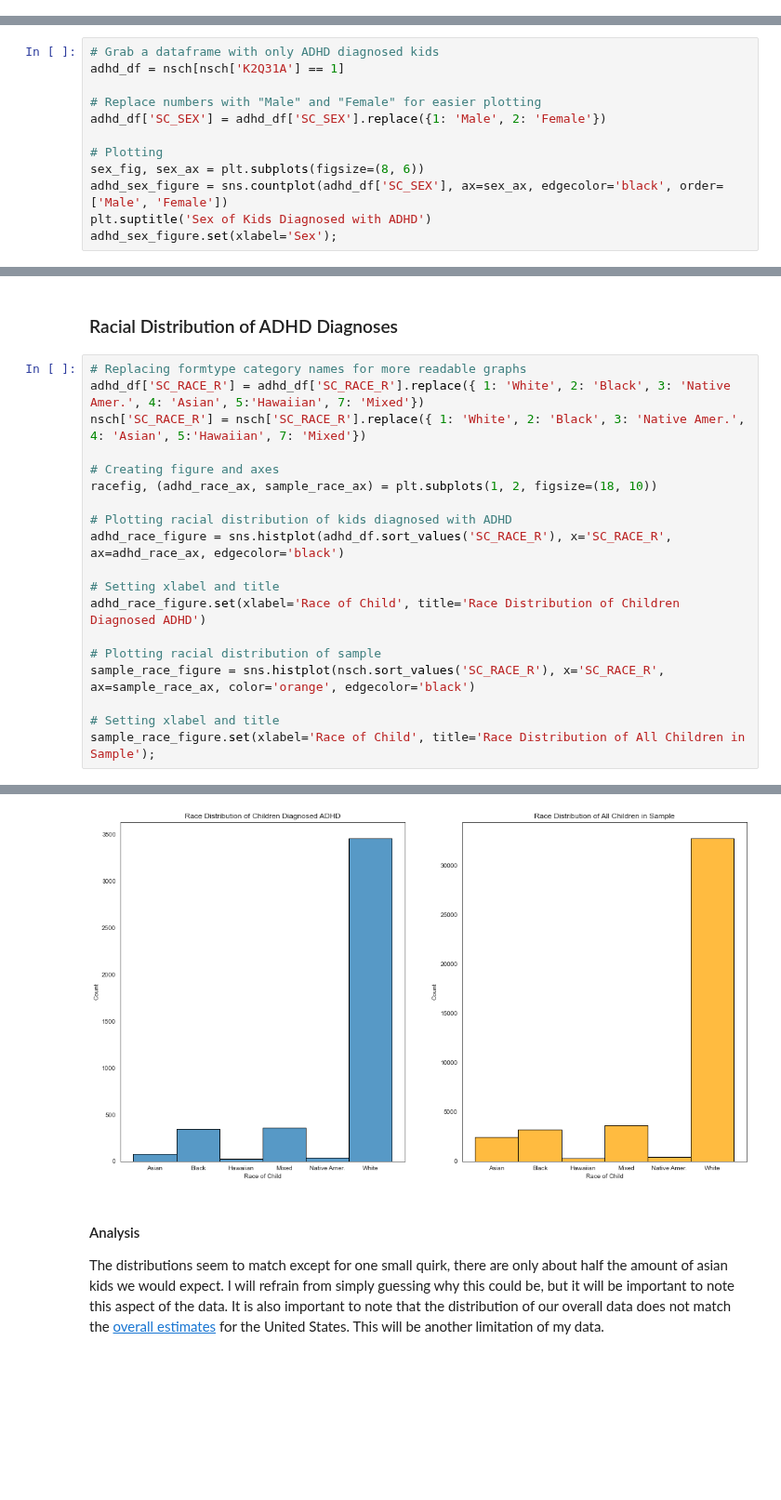
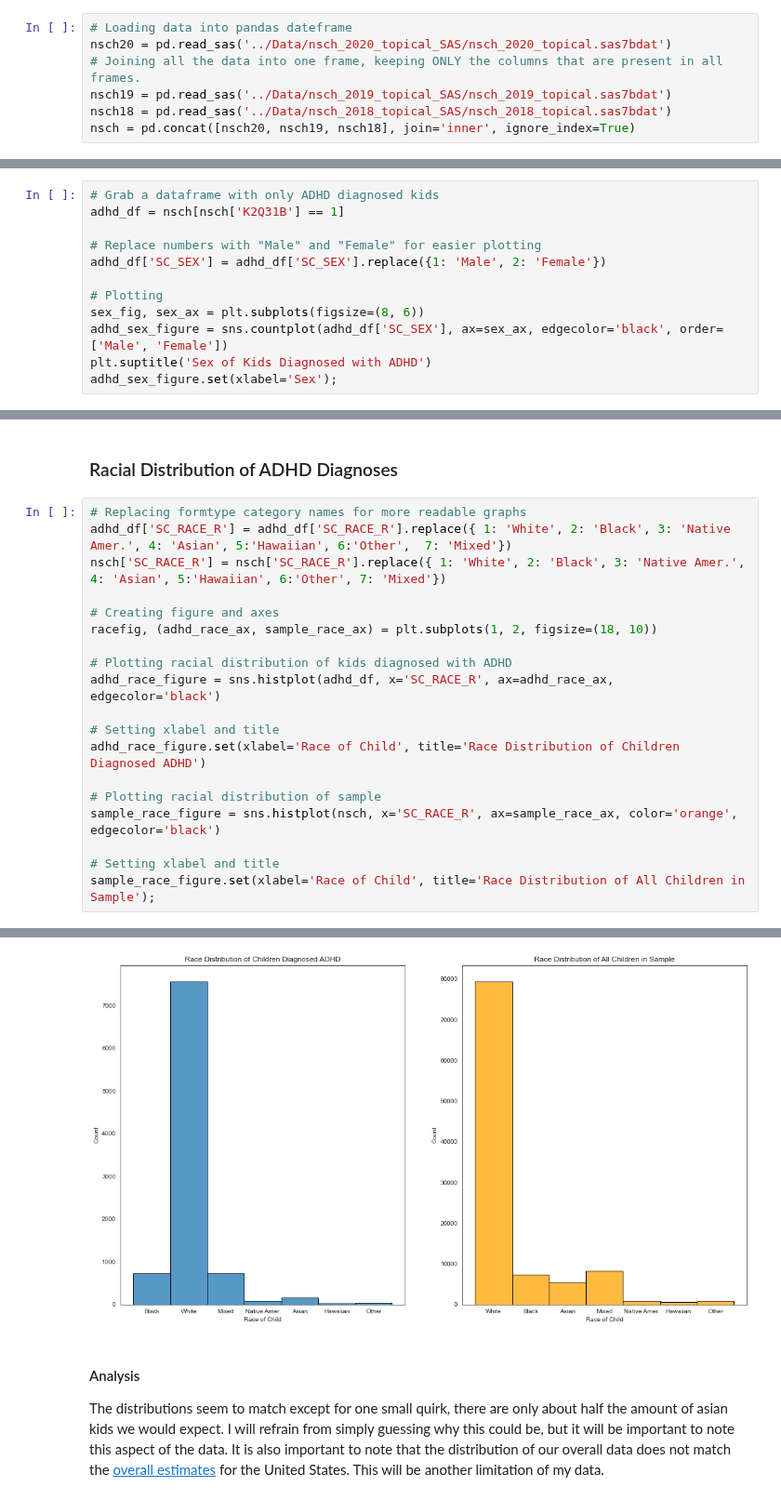
Before and after one commit to austint1121/Undiagnosed-ADHD-Identification, a Jupyter notebook: Notebooks/modeling-more_data.ipynb, the cells around one changed output, grey strips where cells are left out. Shown at 93% size. Drawn from its saved outputs; the diff is of its cells as text; blank space fills up the shorter version.

```diff
--- a/Notebooks/modeling-more_data.ipynb
+++ b/Notebooks/modeling-more_data.ipynb
@@ -104,3 +88,10 @@ nsch = pd.read_sas('../Data/nsch_2020_topical_SAS/nsch_2020_topical.sas7bdat')
+# %%
+# Loading data into pandas dateframe
+nsch20 = pd.read_sas('../Data/nsch_2020_topical_SAS/nsch_2020_topical.sas7bdat')
+# Joining all the data into one frame, keeping ONLY the columns that are present in all frames.
+nsch19 = pd.read_sas('../Data/nsch_2019_topical_SAS/nsch_2019_topical.sas7bdat')
+nsch18 = pd.read_sas('../Data/nsch_2018_topical_SAS/nsch_2018_topical.sas7bdat')
+nsch = pd.concat([nsch20, nsch19, nsch18], join='inner', ignore_index=True)
 # %% [markdown]
 ### Data Shape
 # %%
@@ -163,7 +154,7 @@ Now that we have this information, let's look into these 4306 kids and look at s
 Lets investigate the relationship between a child's sex and ADHD diagnoses
 # %%
 # Grab a dataframe with only ADHD diagnosed kids
-adhd_df = nsch[nsch['K2Q31A'] == 1]
+adhd_df = nsch[nsch['K2Q31B'] == 1]
 
 # Replace numbers with "Male" and "Female" for easier plotting
 adhd_df['SC_SEX'] = adhd_df['SC_SEX'].replace({1: 'Male', 2: 'Female'})
@@ -223,20 +214,20 @@ The above graphs make sense to me in context of our data, ADHD is more easily no
 ### Racial Distribution of ADHD Diagnoses
 # %%
 # Replacing formtype category names for more readable graphs
-adhd_df['SC_RACE_R'] = adhd_df['SC_RACE_R'].replace({ 1: 'White', 2: 'Black', 3: 'Native Amer.', 4: 'Asian', 5:'Hawaiian', 7: 'Mixed'})
-nsch['SC_RACE_R'] = nsch['SC_RACE_R'].replace({ 1: 'White', 2: 'Black', 3: 'Native Amer.', 4: 'Asian', 5:'Hawaiian', 7: 'Mixed'})
+adhd_df['SC_RACE_R'] = adhd_df['SC_RACE_R'].replace({ 1: 'White', 2: 'Black', 3: 'Native Amer.', 4: 'Asian', 5:'Hawaiian', 6:'Other',  7: 'Mixed'})
+nsch['SC_RACE_R'] = nsch['SC_RACE_R'].replace({ 1: 'White', 2: 'Black', 3: 'Native Amer.', 4: 'Asian', 5:'Hawaiian', 6:'Other', 7: 'Mixed'})
 
 # Creating figure and axes
 racefig, (adhd_race_ax, sample_race_ax) = plt.subplots(1, 2, figsize=(18, 10))
 
 # Plotting racial distribution of kids diagnosed with ADHD
-adhd_race_figure = sns.histplot(adhd_df.sort_values('SC_RACE_R'), x='SC_RACE_R', ax=adhd_race_ax, edgecolor='black')
+adhd_race_figure = sns.histplot(adhd_df, x='SC_RACE_R', ax=adhd_race_ax, edgecolor='black')
 
 # Setting xlabel and title
 adhd_race_figure.set(xlabel='Race of Child', title='Race Distribution of Children Diagnosed ADHD')
 
 # Plotting racial distribution of sample
-sample_race_figure = sns.histplot(nsch.sort_values('SC_RACE_R'), x='SC_RACE_R', ax=sample_race_ax, color='orange', edgecolor='black')
+sample_race_figure = sns.histplot(nsch, x='SC_RACE_R', ax=sample_race_ax, color='orange', edgecolor='black')
 
 # Setting xlabel and title
 sample_race_figure.set(xlabel='Race of Child', title='Race Distribution of All Children in Sample');
@@ -249,4 +240,4 @@ See the caveats in the documentation: https://pandas.pydata.org/pandas-docs/stab
-[figure, old version]
+[figure, new version]
 # %% [markdown]
 #### Analysis
 The distributions seem to match except for one small quirk, there are only about half the amount of asian kids we would expect. I will refrain from simply guessing why this could be, but it will be important to note this aspect of the data. It is also important to note that the distribution of our overall data does not match the [overall estimates](https://www.census.gov/quickfacts/fact/table/US/PST045219) for the United States. This will be another limitation of my data.
```
Also changed, not shown: parts of 13 cells of this notebook.
